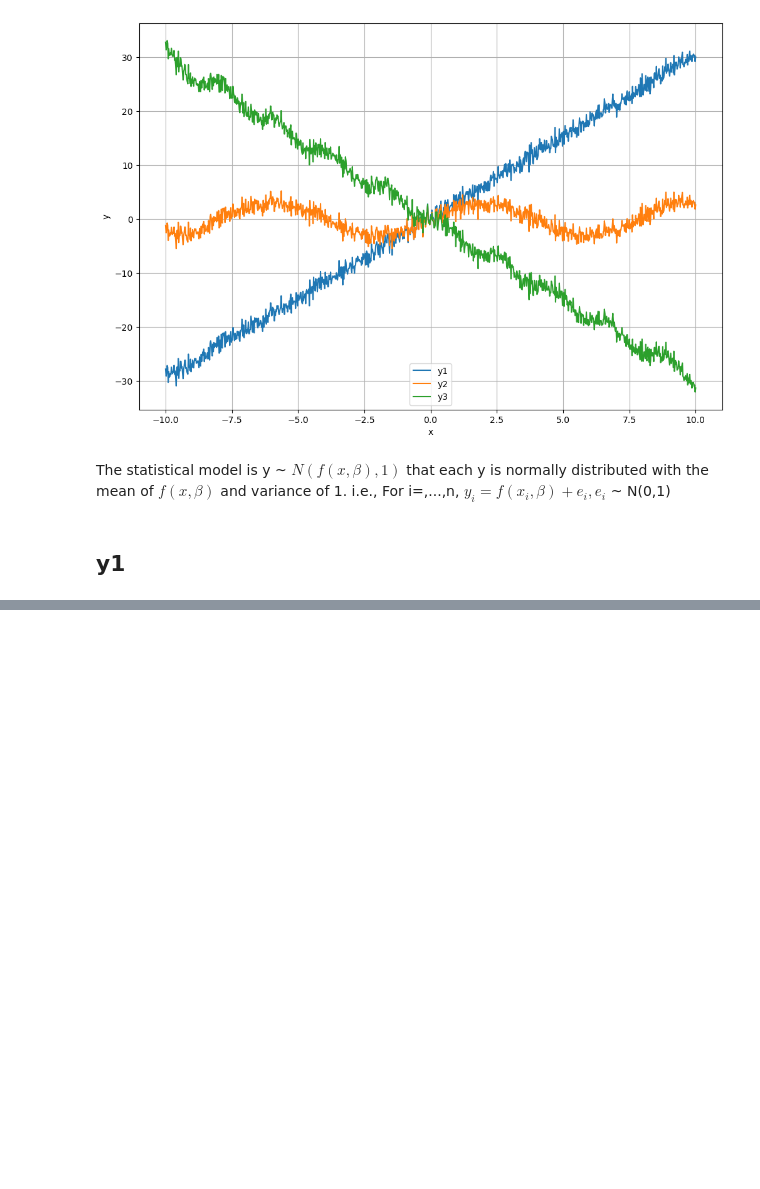
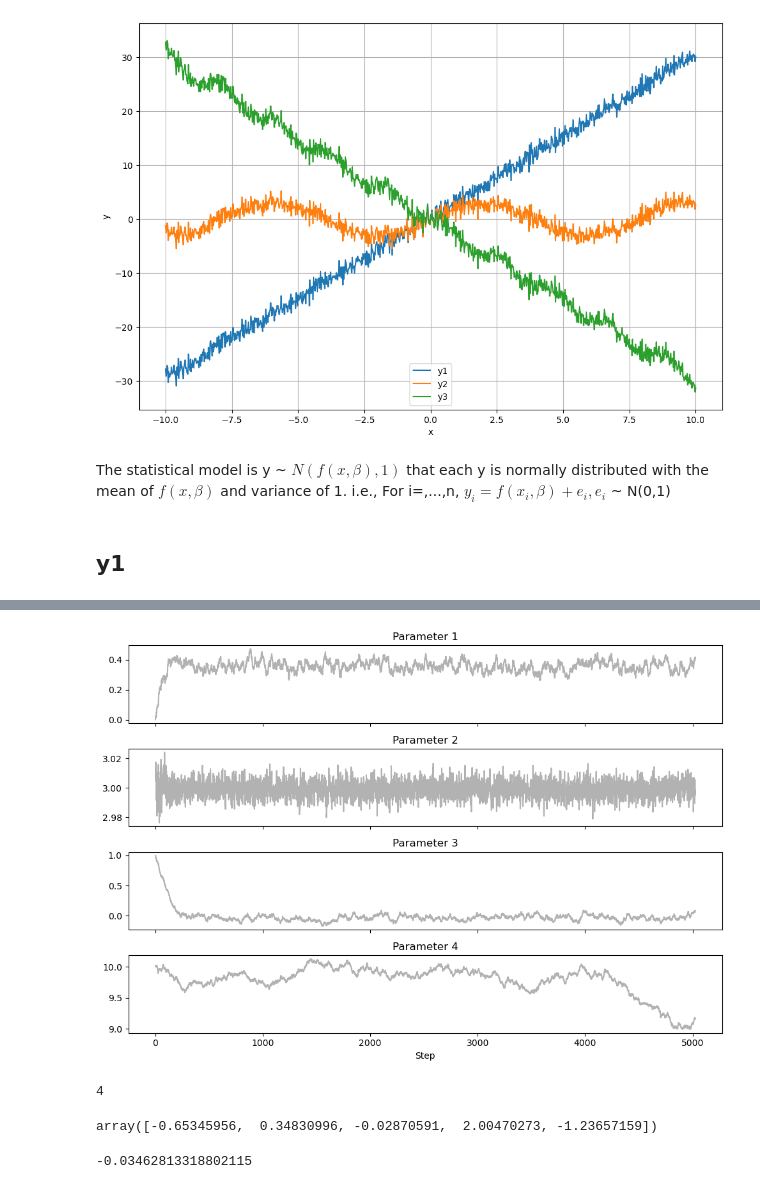
Before and after one commit to yyk1999/Project, a Jupyter notebook: Week4.ipynb, the cells around one changed output, grey strips where cells are left out. Cells and saved outputs as stored; diff of their text form; code cells hidden in the pictures; blank space fills up the shorter version.

```diff
--- a/Week4.ipynb
+++ b/Week4.ipynb
@@ -125,0 +57,59 @@ In order to eliminate the impact of burn-in on the final, the mean of the last 1
+# %%
+def log_likelihood(y_obs, y_pred, sigma=1):
+    return -0.5 * np.sum(((y_obs - y_pred) / sigma) ** 2 + np.log(2 * np.pi * sigma ** 2))
+# %%
+def prior(beta0, beta1, beta2, omega):
+    if 0 < omega < 20 and -10 < beta0 < 10 and -10 < beta1 < 10 and -10 < beta2 < 10:
+        return 1
+    else:
+        return 0
+# %%
+def metropolis_hastings(y, x, iterations, initial_params, step_size):
+    beta0, beta1, beta2, omega = initial_params
+    current_log_prob = log_likelihood(y, model(x, beta0, beta1, beta2, omega)) + np.log(prior(beta0, beta1, beta2, omega))
+
+    accepted = []
+    for i in range(iterations):
+        beta0_prop, beta1_prop, beta2_prop, omega_prop = np.array([beta0, beta1, beta2, omega]) + step_size * np.random.randn(4)
+        prop_log_prob = log_likelihood(y, model(x, beta0_prop, beta1_prop, beta2_prop, omega_prop)) + np.log(prior(beta0_prop, beta1_prop, beta2_prop, omega_prop))
+
+
+        if np.exp(prop_log_prob - current_log_prob) > np.random.uniform(0, 1):
+            beta0, beta1, beta2, omega = beta0_prop, beta1_prop, beta2_prop, omega_prop
+            current_log_prob = prop_log_prob
+            accepted.append([beta0, beta1, beta2, omega])
+
+    return np.array(accepted)
+# %%
+# 假设y1_data和x_data是你的数据
+initial_params = [0, 3, 1, 10]  # 初始参数值
+iterations = 10000  # 迭代次数
+step_size = 0.01  # 提议分布的步长
+
+accepted = metropolis_hastings(data['y1'], data['x'], iterations, initial_params, step_size)
+
+# 你可以根据accepted来分析参数的分布
+# %%
+n_params = accepted.shape[1]
+
+fig, axes = plt.subplots(n_params, figsize=(10, 7), sharex=True)
+for i in range(n_params):
+    axes[i].plot(accepted[:, i], "k", alpha=0.3)
+    axes[i].set_title(f'Parameter {i+1}')
+axes[n_params-1].set_xlabel("Step")
+plt.tight_layout()
+plt.show()
+# %% [output]
+[figure, added]
+# %%
+n_params
+# %% [output]
+4
+# %%
+np.random.randn(5)
+# %% [output]
+array([-0.65345956,  0.34830996, -0.02870591,  2.00470273, -1.23657159])
+# %%
+np.random.normal(0,0.1)
+# %% [output]
+-0.03462813318802115
```
Also changed, not shown: parts of 12 cells of this notebook.
